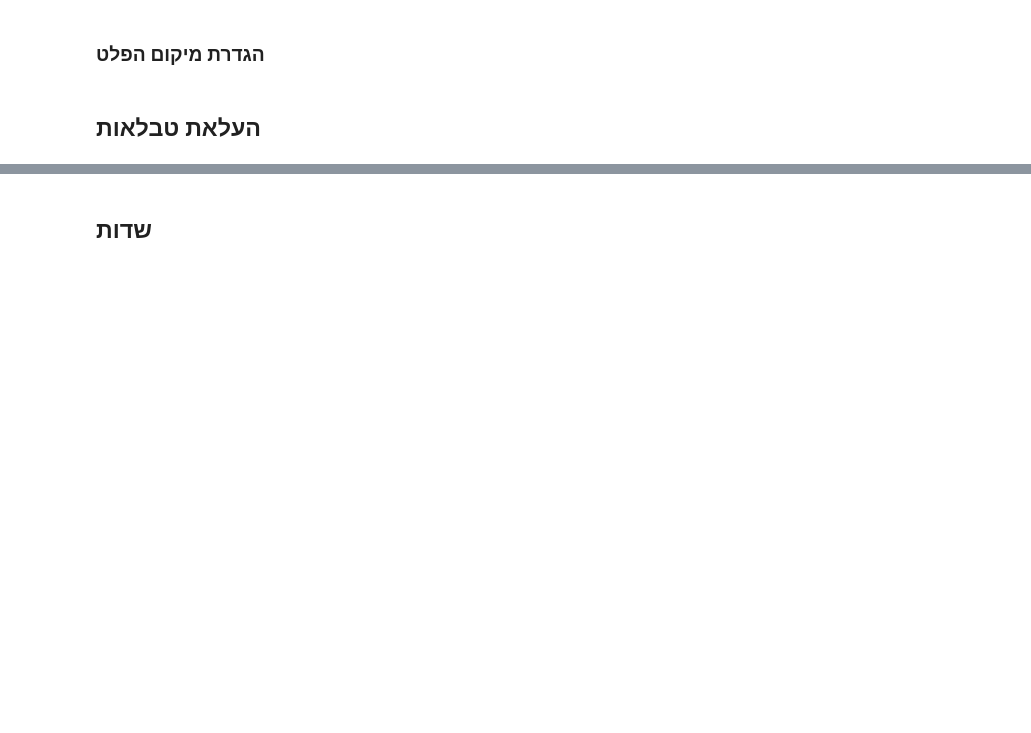
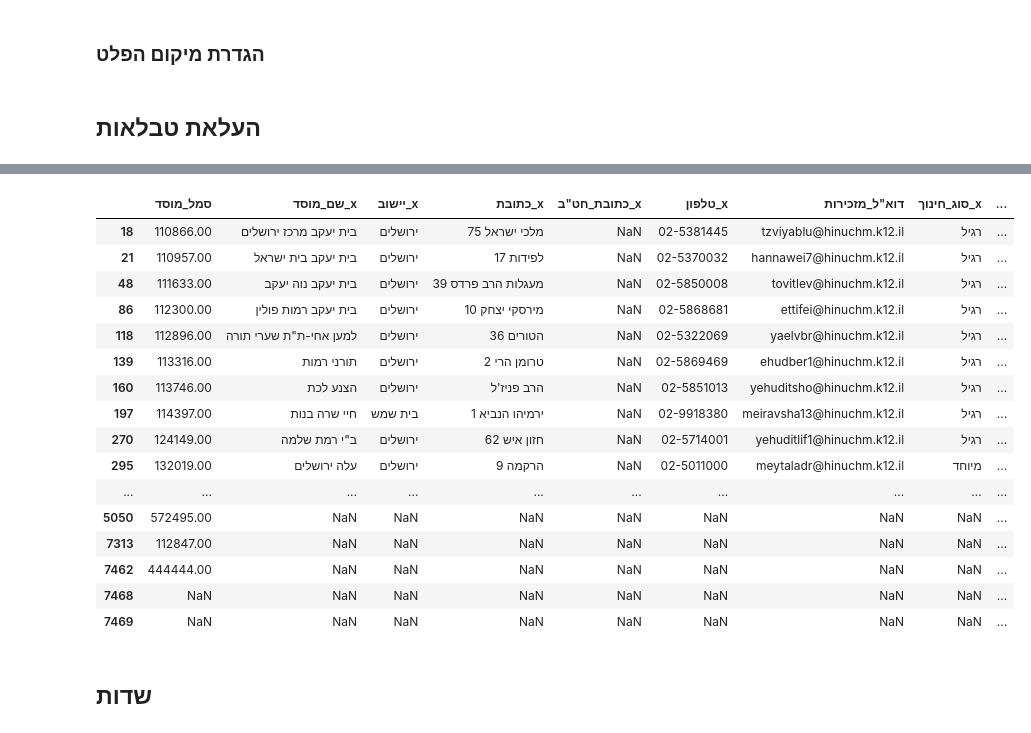
Before and after one commit to DavidPerelman/education, a Jupyter notebook: education.ipynb, the cells around one changed output, grey strips where cells are left out. Cells and saved outputs as stored; diff of their text form; code cells hidden in the pictures; blank space fills up the shorter version.

```diff
--- a/education.ipynb
+++ b/education.ipynb
@@ -90,6 +90,9 @@ Gschool = remove_spaces_in_columns(Gschool)
 #יישובים בשטח צתאל שם וקוד יישוב
 JTMT_setls=up_load_df(r'{}\background_files'.format(cwd),'210615_מקוצר_רשימת_יישובים_באחריות_צתאל')
 JTMT_setls = remove_spaces_in_columns(JTMT_setls)
+# %%
+Gschool=Gschool[Gschool['יישוב'].isin(JTMT_setls['שם_יישוב'])]
+GKgarden=GKgarden[GKgarden['יישוב'].isin(JTMT_setls['שם_יישוב'])]
 # %%
 #קאורדינטות של מוסדות חינוך בכל הארץ ממשרד החינוך
 GXY=up_load_df(r'{}\background_files\ministry_of_education\מוסדות'.format(cwd),'moe_mosdot_coordinates_2022')
@@ -127,23 +139,6 @@ CBS_setl = remove_spaces_in_columns(CBS_setl)
 # df_dropped = Gschool.drop(columns=['דוא"ל_מזכירות'])
 institutions_table = pd.merge(Gschool, GKgarden, on='סמל_מוסד', how='outer')
 # %%
-# רשימת כל העמודות בטבלה
-columns = institutions_table.columns
-
-# מציאת כל העמודות שמסתיימות ב-_x
-for col in columns:
-    if col.endswith('_x'):
-        # יצירת שם העמודה המקביל עם _y
-        col_y = col.replace('_x', '_y')
-
-        # בדיקת קיום של העמודה המקבילה עם _y
-        if col_y in columns:
-            # יצירת עמודה חדשה עם הערכים המאוחדים
-            institutions_table[col.replace('_x', '')] = institutions_table[col].combine_first(institutions_table[col_y])
-
-            # מחיקת העמודות הכפולות _x ו-_y
-            institutions_table = institutions_table.drop(columns=[col, col_y])
-
 # הצגת הטבלה לאחר האיחוד
 institutions_table = institutions_table.dropna(axis=1, how='all')
 # institutions_table.to_excel('ministry_of_education_institutions_merged.xlsx')
@@ -187,0 +231,22 @@ institutions_table.head()
+# %%
+# מציאת השורות בהן יש ערכים כפולים בעמודה 'סמל_מוסד'
+duplicated_rows = institutions_table[institutions_table['סמל_מוסד'].duplicated()]
+duplicated_rows
+# %% [output]
+|  | סמל_מוסד | שם_מוסד_x | יישוב_x | כתובת_x | כתובת_חט"ב_x | טלפון_x | דוא"ל_מזכירות | סוג_חינוך_x | ... |
+| 18 | 110866.00 | בית יעקב מרכז ירושלים | ירושלים | מלכי ישראל 75 | NaN | 02-5381445 | tzviyablu@hinuchm.k12.il | רגיל | ... |
+| 21 | 110957.00 | בית יעקב בית ישראל | ירושלים | לפידות 17 | NaN | 02-5370032 | hannawei7@hinuchm.k12.il | רגיל | ... |
+| 48 | 111633.00 | בית יעקב נוה יעקב | ירושלים | מעגלות הרב פרדס 39 | NaN | 02-5850008 | tovitlev@hinuchm.k12.il | רגיל | ... |
+| 86 | 112300.00 | בית יעקב רמות פולין | ירושלים | מירסקי יצחק 10 | NaN | 02-5868681 | ettifei@hinuchm.k12.il | רגיל | ... |
+| 118 | 112896.00 | למען אחי-ת"ת שערי תורה | ירושלים | הטורים 36 | NaN | 02-5322069 | yaelvbr@hinuchm.k12.il | רגיל | ... |
+| 139 | 113316.00 | תורני רמות | ירושלים | טרומן הרי 2 | NaN | 02-5869469 | ehudber1@hinuchm.k12.il | רגיל | ... |
+| 160 | 113746.00 | הצנע לכת | ירושלים | הרב פניז'ל | NaN | 02-5851013 | yehuditsho@hinuchm.k12.il | רגיל | ... |
+| 197 | 114397.00 | חיי שרה בנות | בית שמש | ירמיהו הנביא 1 | NaN | 02-9918380 | meiravsha13@hinuchm.k12.il | רגיל | ... |
+| 270 | 124149.00 | ב"י רמת שלמה | ירושלים | חזון איש 62 | NaN | 02-5714001 | yehuditlif1@hinuchm.k12.il | רגיל | ... |
+| 295 | 132019.00 | עלה ירושלים | ירושלים | הרקמה 9 | NaN | 02-5011000 | meytaladr@hinuchm.k12.il | מיוחד | ... |
+| ... | ... | ... | ... | ... | ... | ... | ... | ... | ... |
+| 5050 | 572495.00 | NaN | NaN | NaN | NaN | NaN | NaN | NaN | ... |
+| 7313 | 112847.00 | NaN | NaN | NaN | NaN | NaN | NaN | NaN | ... |
+| 7462 | 444444.00 | NaN | NaN | NaN | NaN | NaN | NaN | NaN | ... |
+| 7468 | NaN | NaN | NaN | NaN | NaN | NaN | NaN | NaN | ... |
+| 7469 | NaN | NaN | NaN | NaN | NaN | NaN | NaN | NaN | ... |
```
Also changed, not shown: parts of 8 cells of this notebook, 2 other files.
